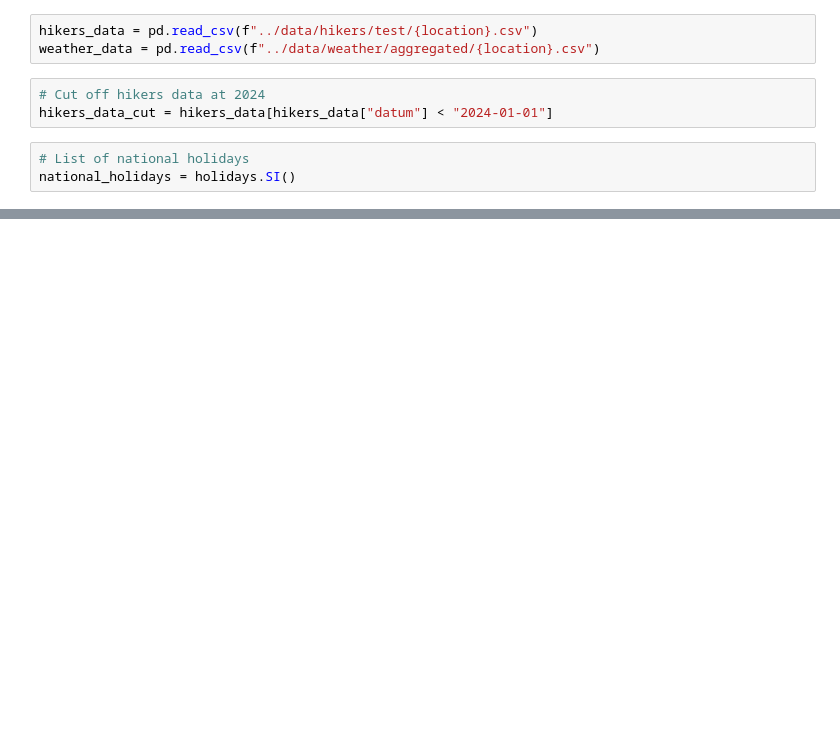
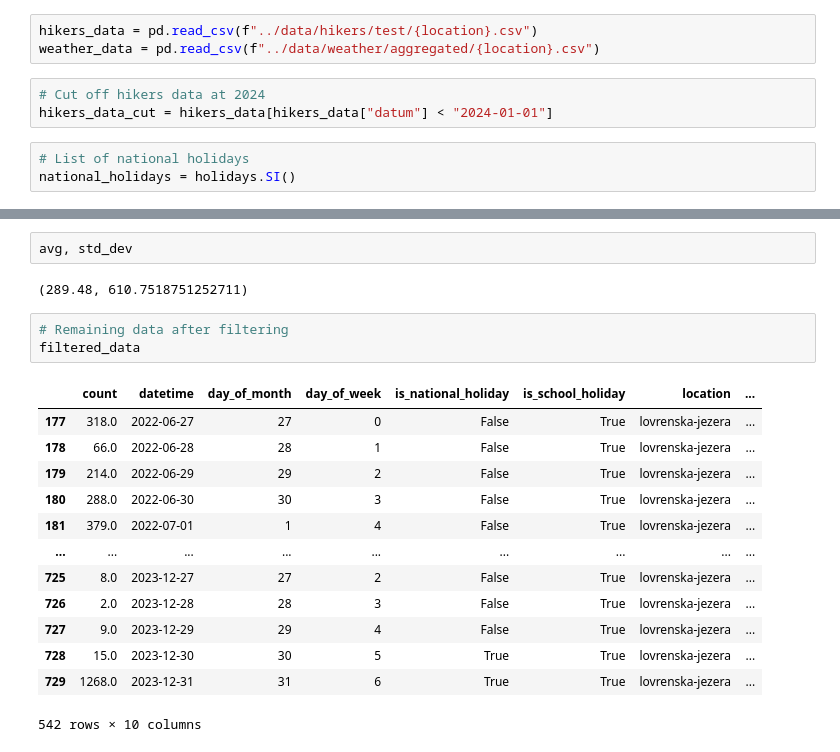
Before and after one commit to filips123/EESTechChallenge, a Jupyter notebook: analysis/prediction.ipynb, the cells around one changed output, grey strips where cells are left out. Cells and saved outputs as stored; diff of their text form; blank space fills up the shorter version.

```diff
--- a/analysis/prediction.ipynb
+++ b/analysis/prediction.ipynb
@@ -69,0 +87,21 @@ data
+# %%
+avg, std_dev
+# %% [output]
+(289.48, 610.7518751252711)
+# %%
+# Remaining data after filtering
+filtered_data
+# %% [output]
+|  | count | datetime | day_of_month | day_of_week | is_national_holiday | is_school_holiday | location | ... |
+| 177 | 318.0 | 2022-06-27 | 27 | 0 | False | True | lovrenska-jezera | ... |
+| 178 | 66.0 | 2022-06-28 | 28 | 1 | False | True | lovrenska-jezera | ... |
+| 179 | 214.0 | 2022-06-29 | 29 | 2 | False | True | lovrenska-jezera | ... |
+| 180 | 288.0 | 2022-06-30 | 30 | 3 | False | True | lovrenska-jezera | ... |
+| 181 | 379.0 | 2022-07-01 | 1 | 4 | False | True | lovrenska-jezera | ... |
+| ... | ... | ... | ... | ... | ... | ... | ... | ... |
+| 725 | 8.0 | 2023-12-27 | 27 | 2 | False | True | lovrenska-jezera | ... |
+| 726 | 2.0 | 2023-12-28 | 28 | 3 | False | True | lovrenska-jezera | ... |
+| 727 | 9.0 | 2023-12-29 | 29 | 4 | False | True | lovrenska-jezera | ... |
+| 728 | 15.0 | 2023-12-30 | 30 | 5 | True | True | lovrenska-jezera | ... |
+| 729 | 1268.0 | 2023-12-31 | 31 | 6 | True | True | lovrenska-jezera | ... |
+542 rows × 10 columns
```
Also changed, not shown: parts of 35 cells of this notebook, 3 other files.
